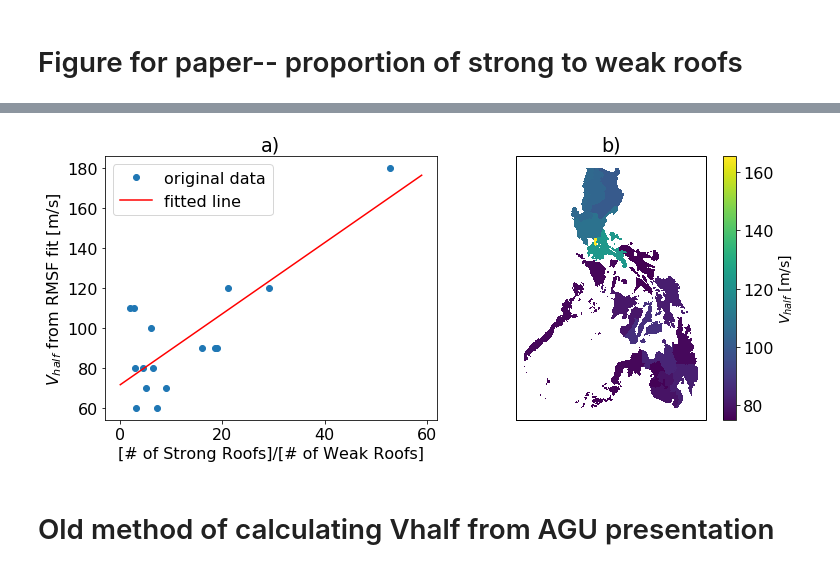
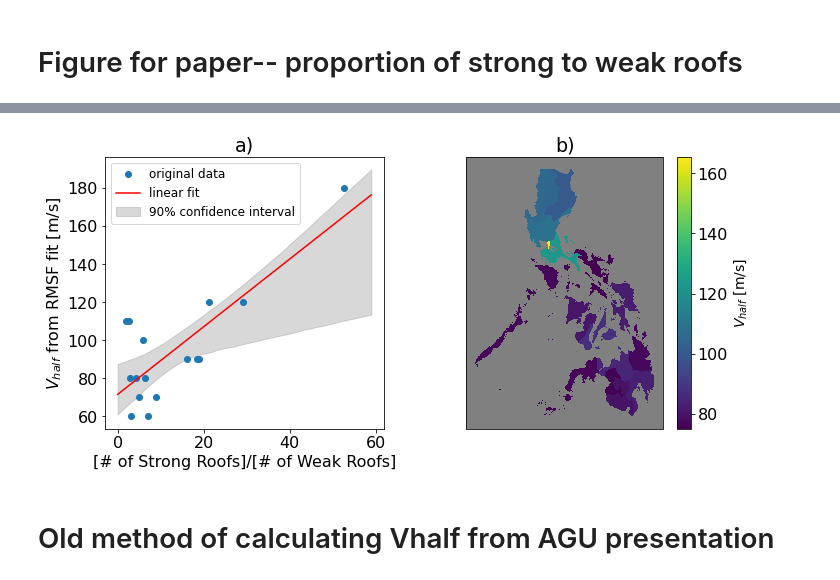
Before and after one commit to janewbaldwin/TC_Risk_WorldBank, a Jupyter notebook: VULNERABILITY/Vulnerability_Curves_Params_from_Household_Survey_Data.ipynb, the cells around one changed output, grey strips where cells are left out. Cells and saved outputs as stored; diff of their text form; code cells hidden in the pictures.

```diff
--- a/VULNERABILITY/Vulnerability_Curves_Params_from_Household_Survey_Data.ipynb
+++ b/VULNERABILITY/Vulnerability_Curves_Params_from_Household_Survey_Data.ipynb
@@ -455,29 +505,31 @@ rmsf_map_province.to_netcdf('Vhalf_map_rmsf_2.nc')
 # %%
 plt.figure(figsize=(11, 5))
 plt.rcParams.update({'font.size': 16})
 
 plt.subplot(121)
 plt.plot(F,vh_rmsf, 'o', label='original data')
-x = np.arange(0,60,1)
-plt.plot(x, res_rmsf.intercept + res_rmsf.slope*x, 'r', label='fitted line')
-plt.legend()
+#plt.plot(x, res_rmsf.intercept + res_rmsf.slope*x, 'r', label='fitted line')
+plt.plot(xfit, yfit, 'r', label='linear fit')
+plt.fill_between(xfit,ci_u,ci_l,color='gray',alpha=0.3,label='90% confidence interval')
+plt.legend(fontsize=12)
 plt.xlabel('[# of Strong Roofs]/[# of Weak Roofs]')
 plt.ylabel(r'$V_{half}$ from RMSF fit [m/s]')
 plt.title('a)')
 
 ax = plt.subplot(122,projection=ccrs.PlateCarree())
-ax.set_facecolor('black')
+ax.set_facecolor('gray')
 Vhalf_map = xr.open_dataset('Vhalf_map_rmsf_2.nc')
 p = Vhalf_map.states.plot(transform=ccrs.PlateCarree(), add_colorbar = False)
 cb = plt.colorbar(p, orientation="vertical")
 cb.set_label(label=r'$V_{half}$ [m/s]',fontsize=14)
+#ax.coastlines('50m')
 plt.title('b)')
 
-plt.savefig('/home/jbaldwin/WorldBank/FIGURES/province_vhalf_2.png',dpi=400)
-plt.savefig('/home/jbaldwin/WorldBank/FIGURES/province_vhalf_2.pdf')
-plt.tight_layout()
+plt.savefig('province_vhalf_2.png',dpi=600)
+#plt.savefig('/home/jbaldwin/WorldBank/FIGURES/province_vhalf_2.pdf')
+#plt.tight_layout()
 # %% [output]
-[figure, old version]
+[figure, new version]
 # %% [markdown]
 # Old method of calculating Vhalf from AGU presentation
 # %%
```
Also changed, not shown: parts of 14 cells of this notebook.
